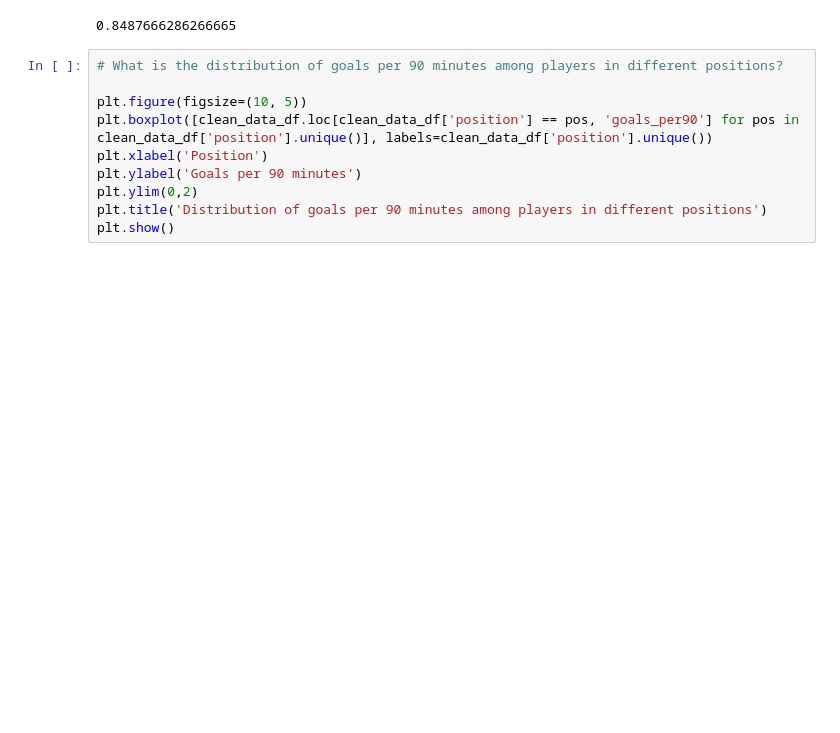
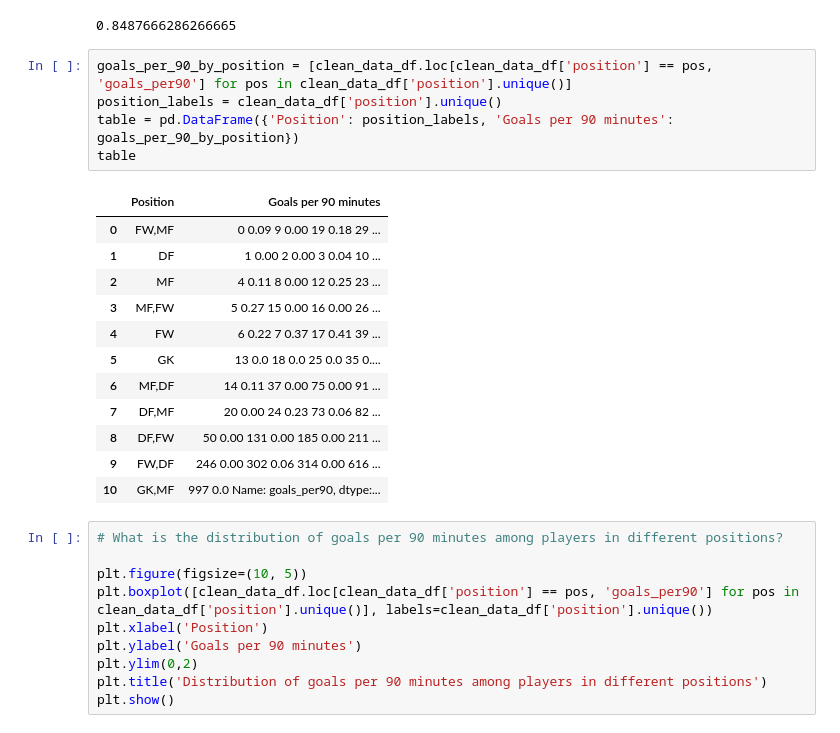
Before and after one commit to RockyOwens/Project1, a Jupyter notebook: SoccerPlayerAnalysis.ipynb, the cells around one changed output. Saved outputs shown, nothing was run; the diff lists cells and outputs as text; blank space fills up the shorter version.

```diff
--- a/SoccerPlayerAnalysis.ipynb
+++ b/SoccerPlayerAnalysis.ipynb
@@ -467,6 +488,24 @@ correlation = soccer_data['xG'].corr(soccer_data['Pts/G'])
 correlation
 # %% [output]
 0.8487666286266665
+# %%
+goals_per_90_by_position = [clean_data_df.loc[clean_data_df['position'] == pos, 'goals_per90'] for pos in clean_data_df['position'].unique()]
+position_labels = clean_data_df['position'].unique()
+table = pd.DataFrame({'Position': position_labels, 'Goals per 90 minutes': goals_per_90_by_position})
+table
+# %% [output]
+|  | Position | Goals per 90 minutes |
+| 0 | FW,MF | 0 0.09 9 0.00 19 0.18 29 ... |
+| 1 | DF | 1 0.00 2 0.00 3 0.04 10 ... |
+| 2 | MF | 4 0.11 8 0.00 12 0.25 23 ... |
+| 3 | MF,FW | 5 0.27 15 0.00 16 0.00 26 ... |
+| 4 | FW | 6 0.22 7 0.37 17 0.41 39 ... |
+| 5 | GK | 13 0.0 18 0.0 25 0.0 35 0.... |
+| 6 | MF,DF | 14 0.11 37 0.00 75 0.00 91 ... |
+| 7 | DF,MF | 20 0.00 24 0.23 73 0.06 82 ... |
+| 8 | DF,FW | 50 0.00 131 0.00 185 0.00 211 ... |
+| 9 | FW,DF | 246 0.00 302 0.06 314 0.00 616 ... |
+| 10 | GK,MF | 997 0.0 Name: goals_per90, dtype:... |
 # %%
 # What is the distribution of goals per 90 minutes among players in different positions?
 
```
Also changed, not shown: parts of 7 cells of this notebook.
